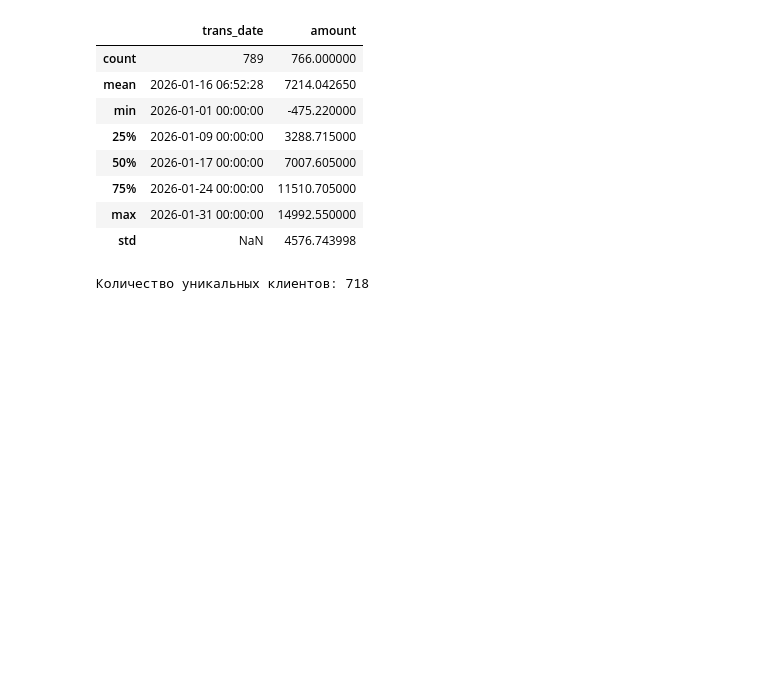
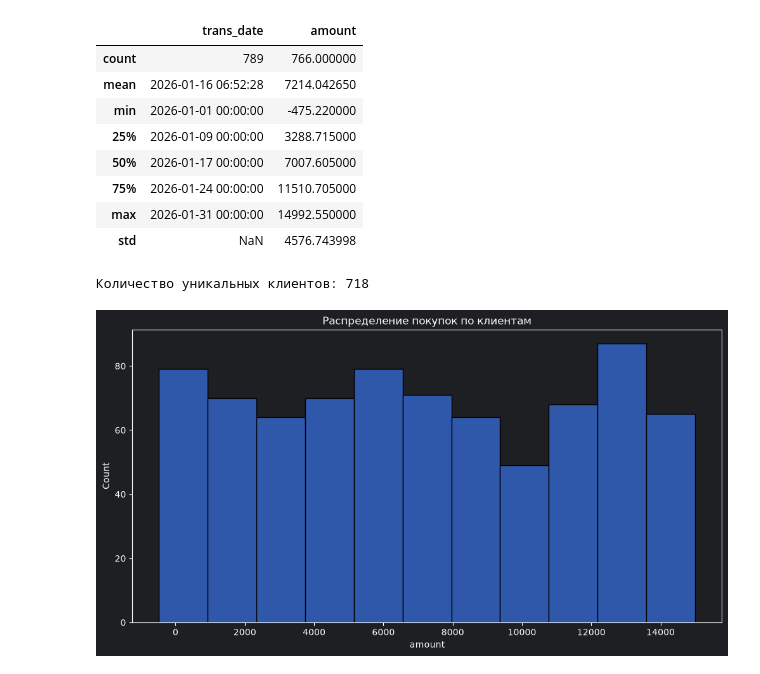
Before and after one commit to Stanislaw-Stasenko/customer_ltv_cohort_analysis, a Jupyter notebook: research_analytcs/data_quality_deep_dive.ipynb, the cells around one changed output. Cells and saved outputs as stored; diff of their text form; code cells hidden in the pictures; blank space fills up the shorter version.

```diff
--- a/research_analytcs/data_quality_deep_dive.ipynb
+++ b/research_analytcs/data_quality_deep_dive.ipynb
@@ -50,6 +52,12 @@ df_january.describe()
 # %%
 unique_users = df_january['client_uuid'].nunique()
 print(f'Количество уникальных клиентов: {unique_users}')
+
+plt.figure(figsize = (12,6))
+sns.histplot(data=df_january,x='amount')
+plt.title('Распределение покупок по клиентам')
+plt.show()
 # %% [output]
 Количество уникальных клиентов: 718
+[figure, added]
 # %%
```
Also changed, not shown: parts of 7 cells of this notebook, 1 other file.
